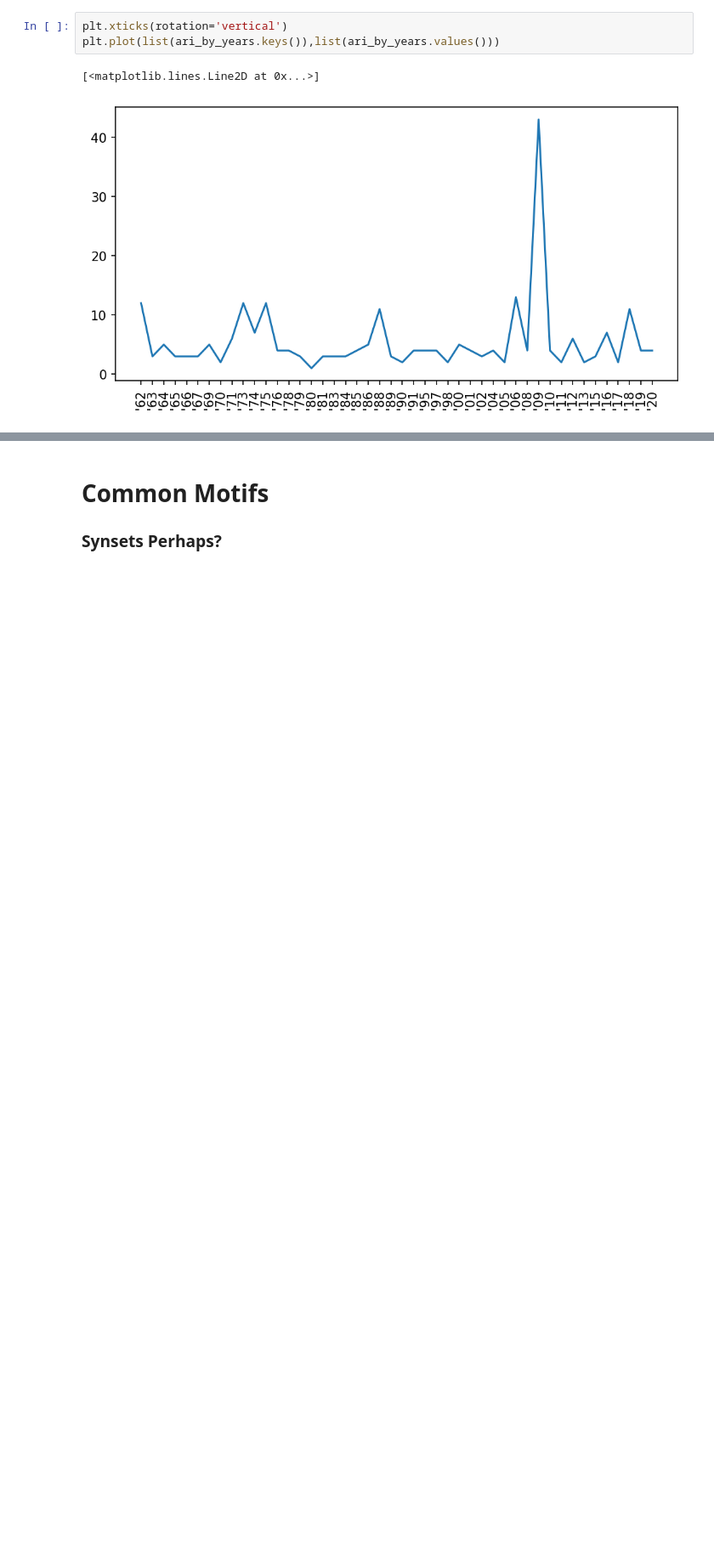
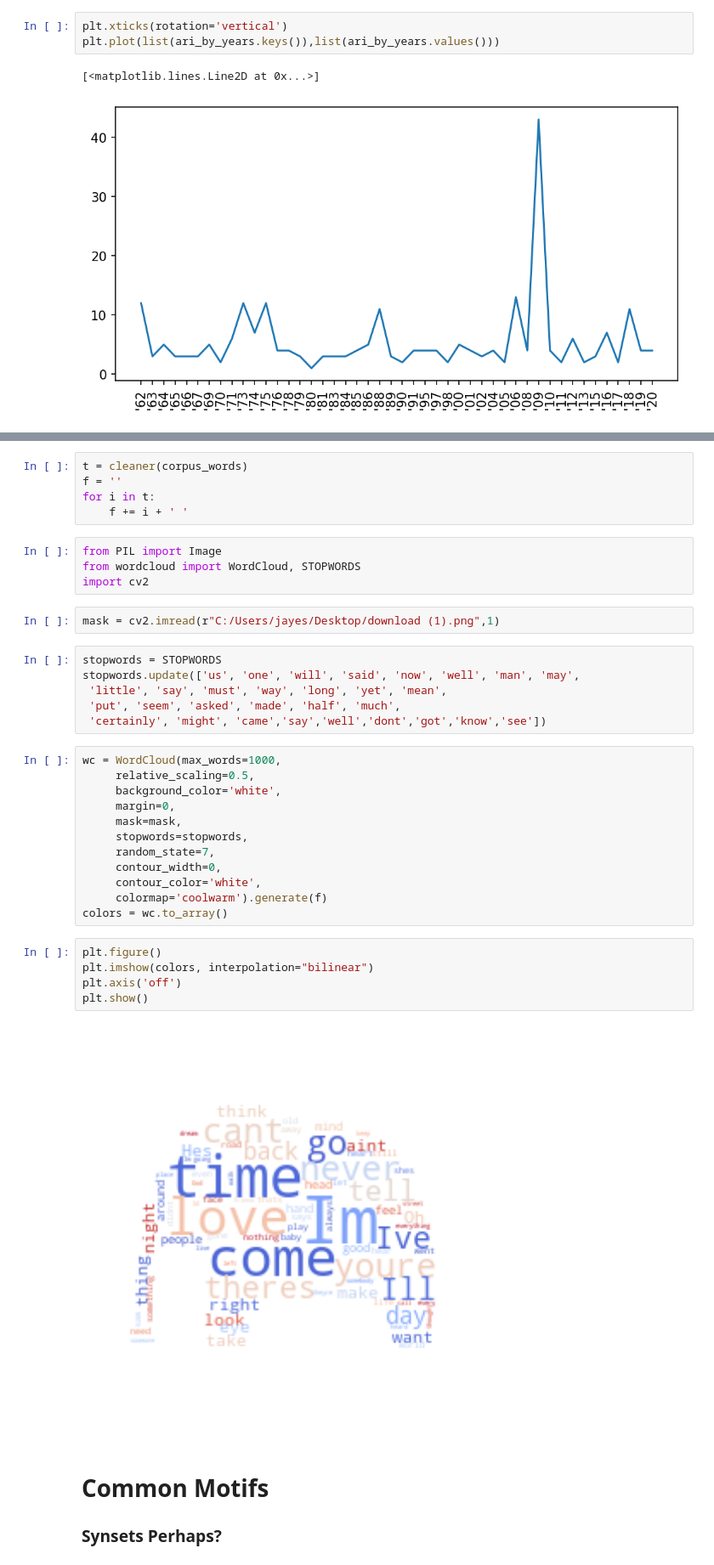
Before and after one commit to jatanjay/Song-and-Dance-Man-, a Jupyter notebook: SongandDanceMan.ipynb, the cells around one changed output, grey strips where cells are left out. Shown at 85% size. Cells and saved outputs as stored; diff of their text form; blank space fills up the shorter version.

```diff
--- a/SongandDanceMan.ipynb
+++ b/SongandDanceMan.ipynb
@@ -428,3 +425,39 @@ plt.plot(list(ari_by_years.keys()),list(ari_by_years.values()))
+# %%
+t = cleaner(corpus_words)
+f = ''
+for i in t:
+    f += i + ' '
+# %%
+from PIL import Image
+from wordcloud import WordCloud, STOPWORDS
+import cv2
+# %%
+mask = cv2.imread(r"C:/Users/jayes/Desktop/download (1).png",1)
+# %%
+stopwords = STOPWORDS
+stopwords.update(['us', 'one', 'will', 'said', 'now', 'well', 'man', 'may',
+ 'little', 'say', 'must', 'way', 'long', 'yet', 'mean',
+ 'put', 'seem', 'asked', 'made', 'half', 'much',
+ 'certainly', 'might', 'came','say','well','dont','got','know','see'])
+# %%
+wc = WordCloud(max_words=1000,
+     relative_scaling=0.5,
+     background_color='white',
+     margin=0,
+     mask=mask,
+     stopwords=stopwords,
+     random_state=7,
+     contour_width=0,
+     contour_color='white',
+     colormap='coolwarm').generate(f)
+colors = wc.to_array()
+# %%
+plt.figure()
+plt.imshow(colors, interpolation="bilinear")
+plt.axis('off')
+plt.show()
+# %% [output]
+[figure, added]
 # %% [markdown]
 # Common Motifs
 ### Synsets Perhaps?
```
Also changed, not shown: parts of 9 cells of this notebook.
